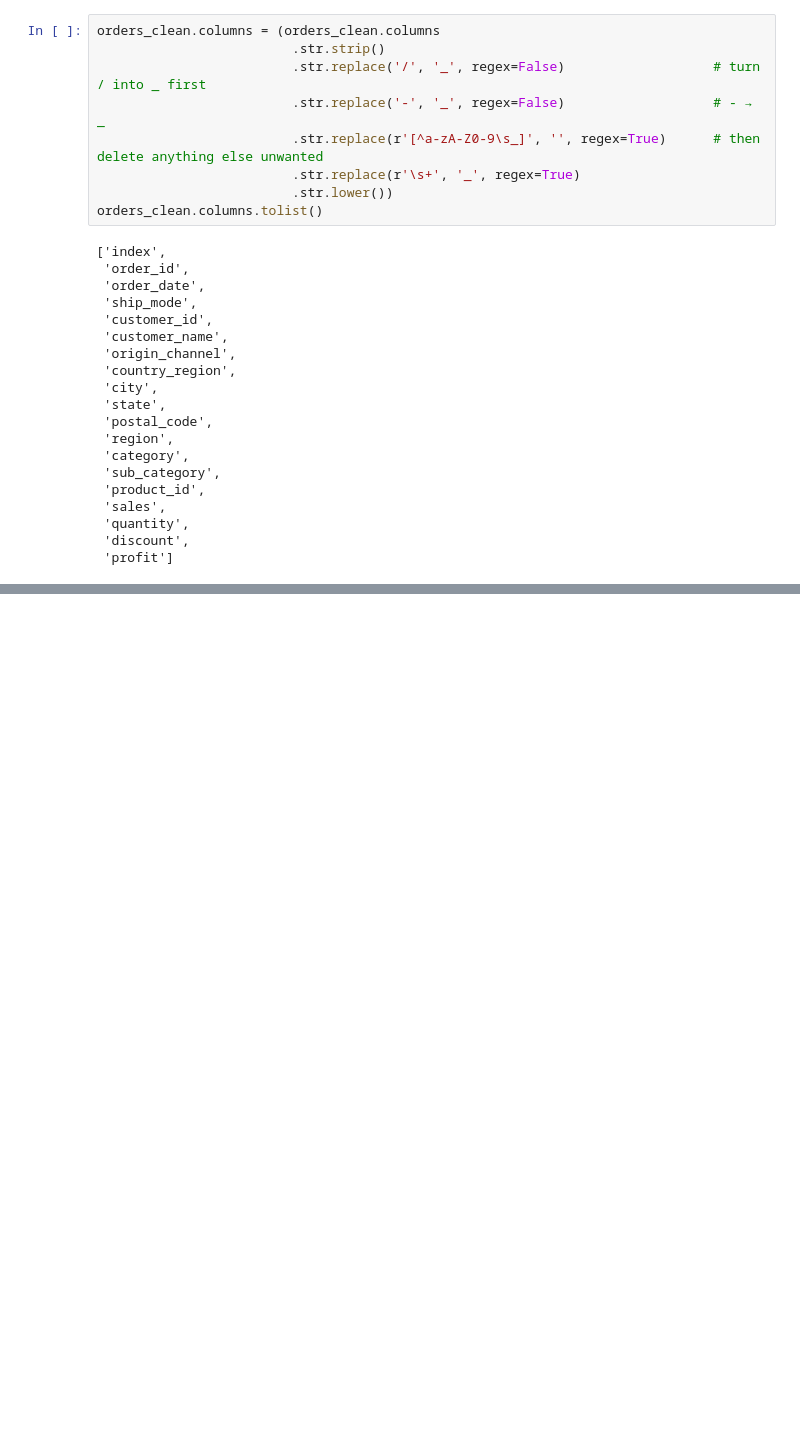
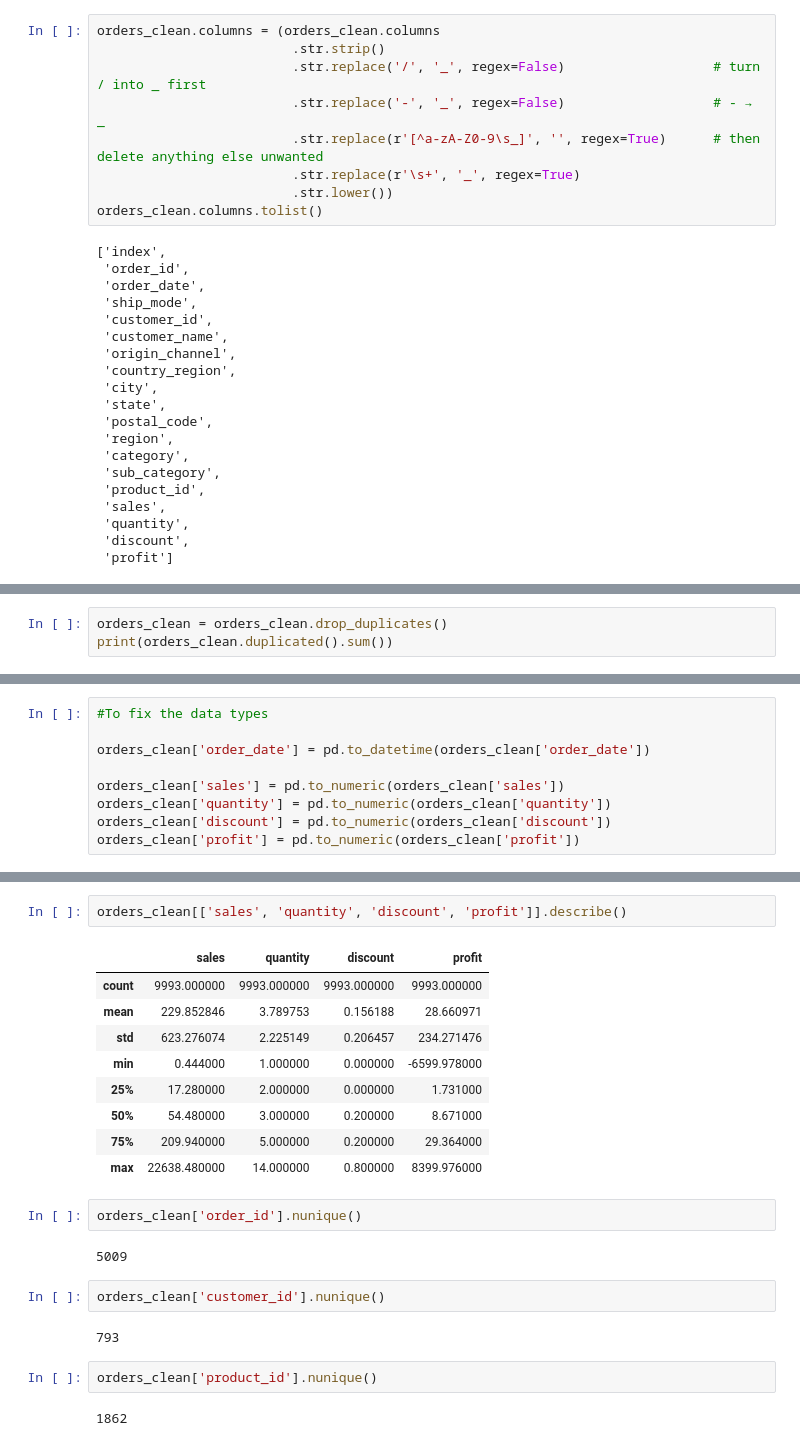
Before and after one commit to fru-s/Muesli_Project, a Jupyter notebook: muesli_project_eda_Fruzsi.ipynb, the cells around one changed output, grey strips where cells are left out. Cells and saved outputs as stored; diff of their text form; blank space fills up the shorter version.

```diff
--- a/muesli_project_eda_Fruzsi.ipynb
+++ b/muesli_project_eda_Fruzsi.ipynb
@@ -143,0 +288,3 @@ Here are the explanations of the individual variables:
+# %%
+orders_clean = orders_clean.drop_duplicates()
+print(orders_clean.duplicated().sum())
@@ -143,0 +293,9 @@ Here are the explanations of the individual variables:
+# %%
+#To fix the data types
+
+orders_clean['order_date'] = pd.to_datetime(orders_clean['order_date'])
+
+orders_clean['sales'] = pd.to_numeric(orders_clean['sales'])
+orders_clean['quantity'] = pd.to_numeric(orders_clean['quantity'])
+orders_clean['discount'] = pd.to_numeric(orders_clean['discount'])
+orders_clean['profit'] = pd.to_numeric(orders_clean['profit'])
@@ -143,0 +358,24 @@ Here are the explanations of the individual variables:
+# %%
+orders_clean[['sales', 'quantity', 'discount', 'profit']].describe()
+# %% [output]
+|  | sales | quantity | discount | profit |
+| count | 9993.000000 | 9993.000000 | 9993.000000 | 9993.000000 |
+| mean | 229.852846 | 3.789753 | 0.156188 | 28.660971 |
+| std | 623.276074 | 2.225149 | 0.206457 | 234.271476 |
+| min | 0.444000 | 1.000000 | 0.000000 | -6599.978000 |
+| 25% | 17.280000 | 2.000000 | 0.000000 | 1.731000 |
+| 50% | 54.480000 | 3.000000 | 0.200000 | 8.671000 |
+| 75% | 209.940000 | 5.000000 | 0.200000 | 29.364000 |
+| max | 22638.480000 | 14.000000 | 0.800000 | 8399.976000 |
+# %%
+orders_clean['order_id'].nunique()
+# %% [output]
+5009
+# %%
+orders_clean['customer_id'].nunique()
+# %% [output]
+793
+# %%
+orders_clean['product_id'].nunique()
+# %% [output]
+1862
```
Also changed, not shown: parts of 26 cells of this notebook.
